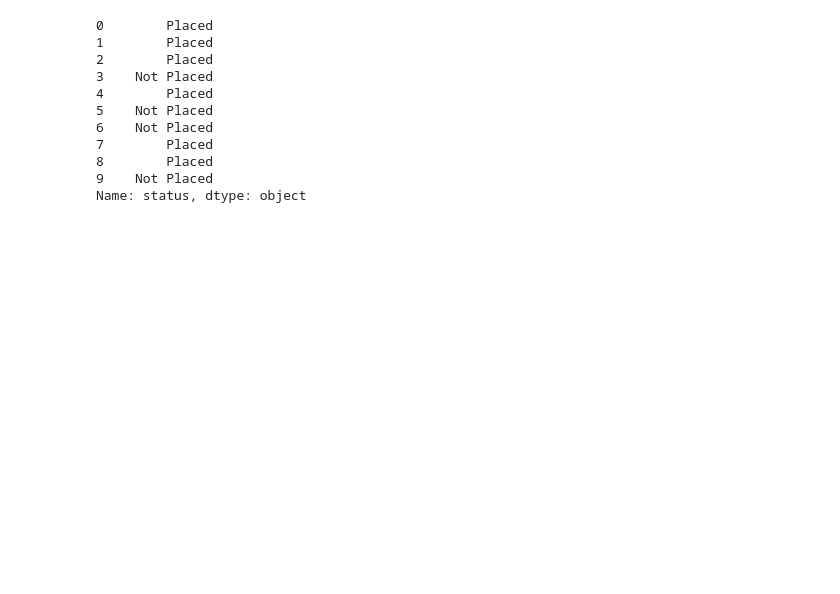
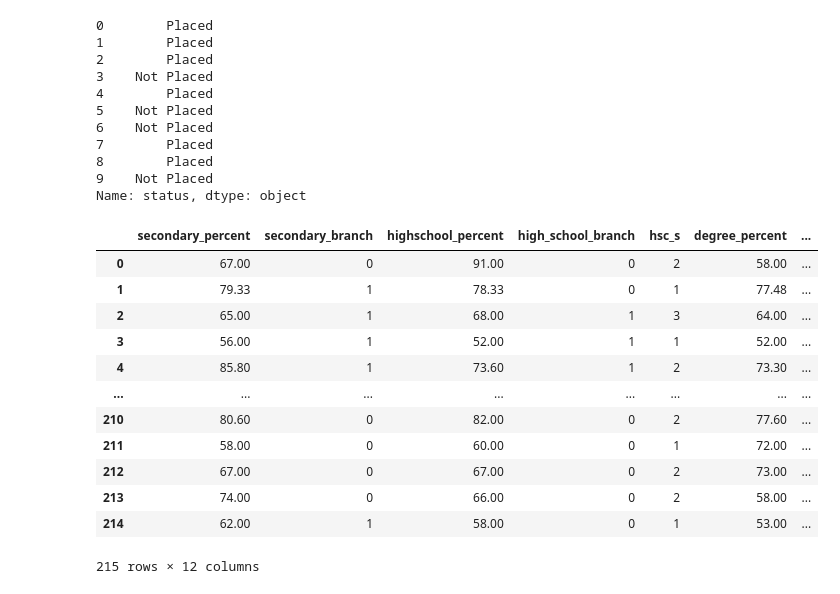
Before and after one commit to maanav69420/campus-placement-model, a Jupyter notebook: project_campus_2.ipynb, the cells around one changed output. Drawn from its saved outputs; the diff is of its cells as text; code cells hidden in the pictures; blank space fills up the shorter version.

```diff
--- a/project_campus_2.ipynb
+++ b/project_campus_2.ipynb
@@ -214,0 +219,24 @@ df['specialisation'] = df['specialisation'].map({'Mkt&HR': 1, 'Mkt&Fin': 0})
+# %%
+df['high_school_branch'] = df['high_school_branch'].map({'Central': 1, 'Others': 0})
+# %%
+df['secondary_branch'] = df['secondary_branch'].map({'Central': 1, 'Others': 0})
+# %%
+df['status'] = df['status'].map({'Placed': 1, 'Not Placed': 0})
+# %%
+df['work_xp'] = df['work_xp'].map({'Yes': 1, 'No': 0})
+# %%
+df
+# %% [output]
+|  | secondary_percent | secondary_branch | highschool_percent | high_school_branch | hsc_s | degree_percent | ... |
+| 0 | 67.00 | 0 | 91.00 | 0 | 2 | 58.00 | ... |
+| 1 | 79.33 | 1 | 78.33 | 0 | 1 | 77.48 | ... |
+| 2 | 65.00 | 1 | 68.00 | 1 | 3 | 64.00 | ... |
+| 3 | 56.00 | 1 | 52.00 | 1 | 1 | 52.00 | ... |
+| 4 | 85.80 | 1 | 73.60 | 1 | 2 | 73.30 | ... |
+| ... | ... | ... | ... | ... | ... | ... | ... |
+| 210 | 80.60 | 0 | 82.00 | 0 | 2 | 77.60 | ... |
+| 211 | 58.00 | 0 | 60.00 | 0 | 1 | 72.00 | ... |
+| 212 | 67.00 | 0 | 67.00 | 0 | 2 | 73.00 | ... |
+| 213 | 74.00 | 0 | 66.00 | 0 | 2 | 58.00 | ... |
+| 214 | 62.00 | 1 | 58.00 | 0 | 1 | 53.00 | ... |
+215 rows × 12 columns
```
Also changed, not shown: parts of 4 cells of this notebook.
